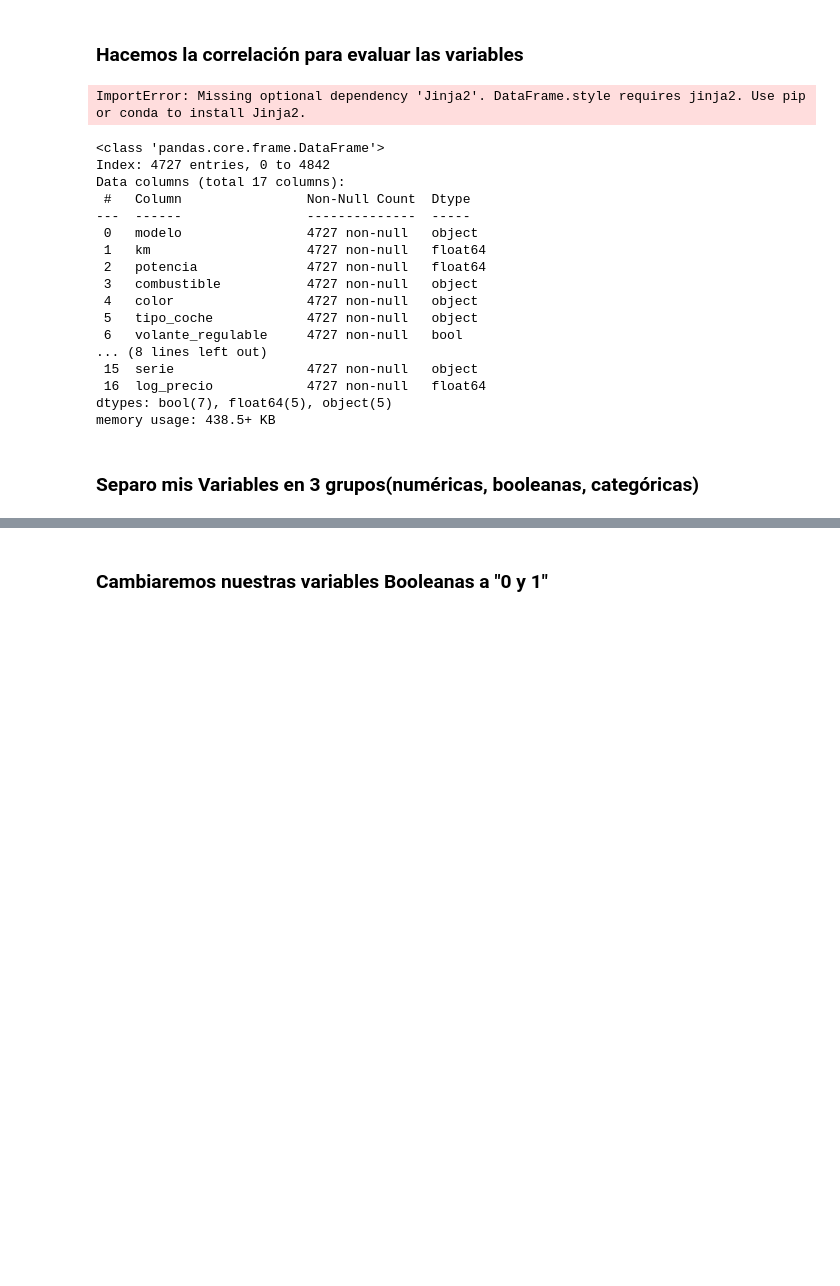
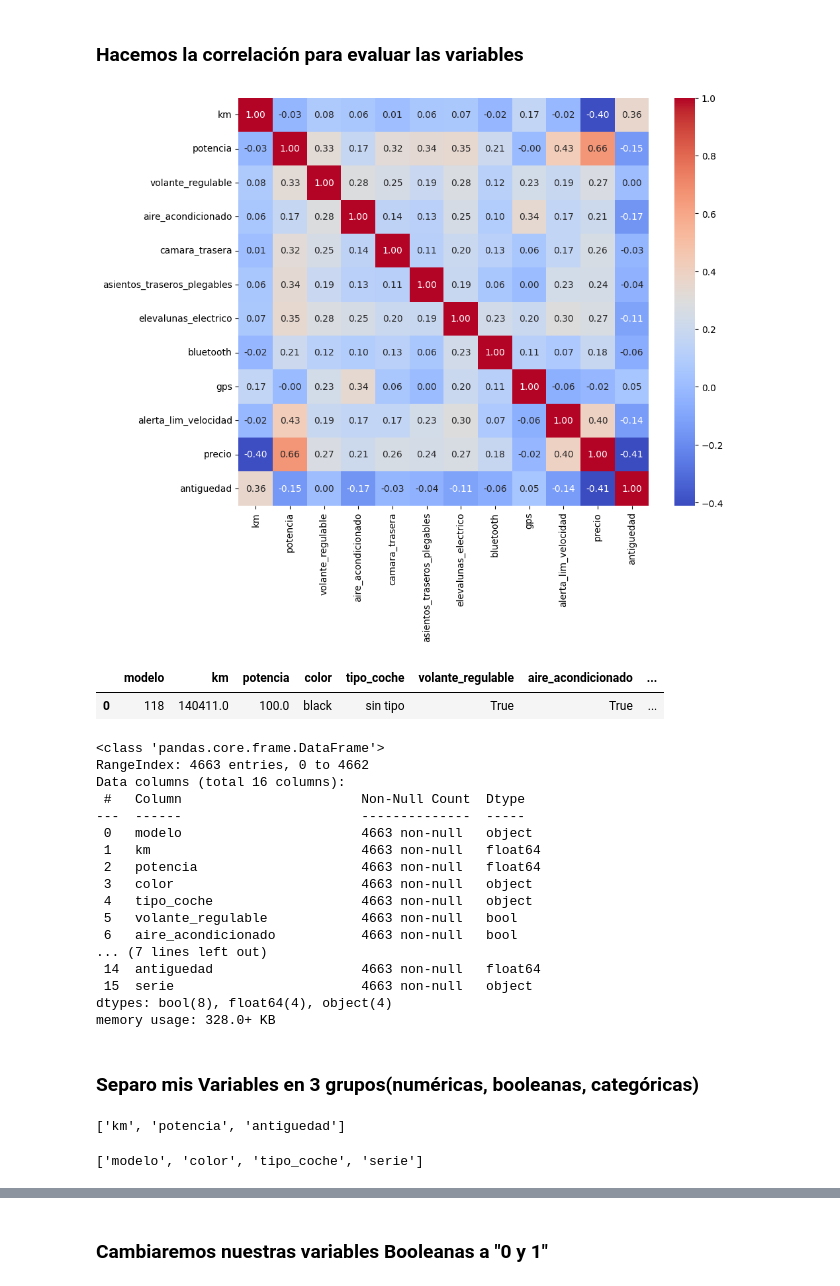
Before and after one commit to Unbiunio/Project-BMW, a Jupyter notebook: df_bmw.ipynb, the cells around one changed output, grey strips where cells are left out. Cells and saved outputs as stored; diff of their text form; code cells hidden in the pictures; blank space fills up the shorter version.

```diff
--- a/df_bmw.ipynb
+++ b/df_bmw.ipynb
@@ -798,27 +802,37 @@ corr = df_bmw.corr(numeric_only=True)
-# %%
-corr.style.background_gradient(cmap='coolwarm')
-# %% [output]
-ImportError: Missing optional dependency 'Jinja2'. DataFrame.style requires jinja2. Use pip or conda to install Jinja2.
+# %%
+corr = df_bmw.corr(numeric_only=True)
+
+# Crear un mapa de calor
+plt.figure(figsize=(10, 8))
+sns.heatmap(corr, annot=True, cmap='coolwarm', fmt='.2f')
+plt.show()
+# %% [output]
+[figure, added]
+# %%
+df_bmw.head(1)
+# %% [output]
+|  | modelo | km | potencia | color | tipo_coche | volante_regulable | aire_acondicionado | ... |
+| 0 | 118 | 140411.0 | 100.0 | black | sin tipo | True | True | ... |
 # %%
-df_bmw9.info()
+df_bmw.info()
 # %% [output]
 <class 'pandas.core.frame.DataFrame'>
-Index: 4727 entries, 0 to 4842
-Data columns (total 17 columns):
- #   Column                Non-Null Count  Dtype
----  ------                --------------  -----
- 0   modelo                4727 non-null   object
- 1   km                    4727 non-null   float64
- 2   potencia              4727 non-null   float64
- 3   combustible           4727 non-null   object
- 4   color                 4727 non-null   object
- 5   tipo_coche            4727 non-null   object
- 6   volante_regulable     4727 non-null   bool
-... (8 lines left out)
- 15  serie                 4727 non-null   object
- 16  log_precio            4727 non-null   float64
-dtypes: bool(7), float64(5), object(5)
-memory usage: 438.5+ KB
+RangeIndex: 4663 entries, 0 to 4662
+Data columns (total 16 columns):
+ #   Column                       Non-Null Count  Dtype
+---  ------                       --------------  -----
+ 0   modelo                       4663 non-null   object
+ 1   km                           4663 non-null   float64
+ 2   potencia                     4663 non-null   float64
+ 3   color                        4663 non-null   object
+ 4   tipo_coche                   4663 non-null   object
+ 5   volante_regulable            4663 non-null   bool
+ 6   aire_acondicionado           4663 non-null   bool
+... (7 lines left out)
+ 14  antiguedad                   4663 non-null   float64
+ 15  serie                        4663 non-null   object
+dtypes: bool(8), float64(4), object(4)
+memory usage: 328.0+ KB
 # %% [markdown]
 ### Separo mis Variables en 3 grupos(numéricas, booleanas, categóricas)
 # %%
@@ -841,0 +856,8 @@ l_numericas, l_booleanos, l_categoricas = get_list_var(df_bmw9)
+# %%
+l_numericas
+# %% [output]
+['km', 'potencia', 'antiguedad']
+# %%
+l_categoricas
+# %% [output]
+['modelo', 'color', 'tipo_coche', 'serie']
```
Also changed, not shown: parts of 20 cells of this notebook, 1 other file.
